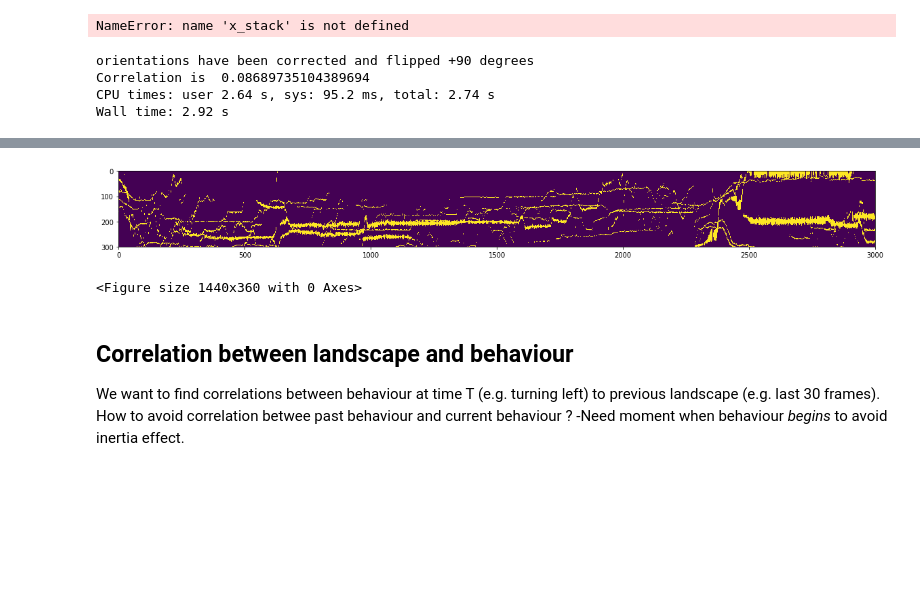
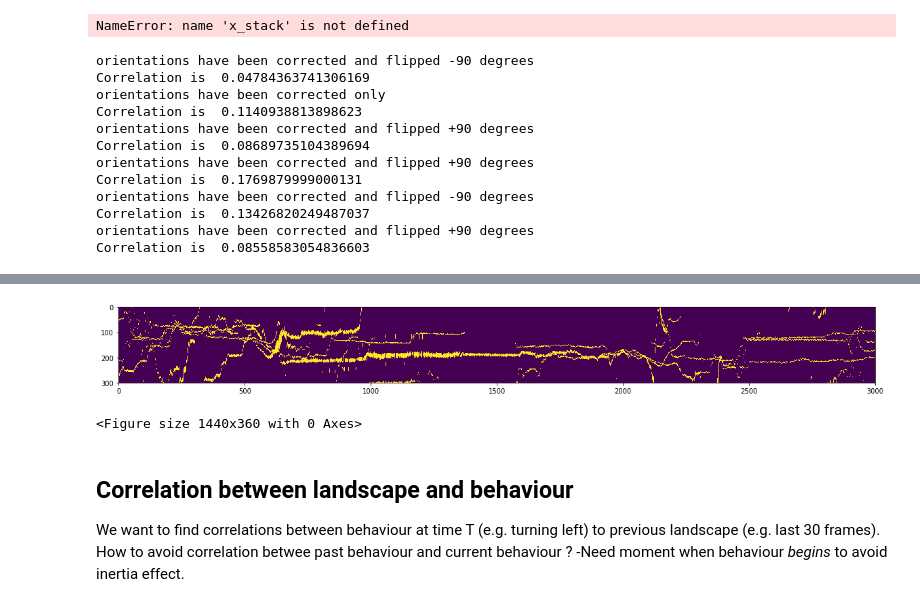
Before and after one commit to StrepsipZerg/flyDtracker, a Jupyter notebook: testing.ipynb, the cells around one changed output, grey strips where cells are left out. Cells and saved outputs as stored; diff of their text form; code cells hidden in the pictures; blank space fills up the shorter version.

```diff
--- a/testing.ipynb
+++ b/testing.ipynb
@@ -138,7 +147,8 @@ NameError: name 'x_stack' is not defined
     #Convert everything into a simple matrix of occupied pixels
 
 stack = flyD.get_ori_pickle('6flies_1')
-identity = 3
+
+identity = 2
 hue = flyD.landscape(stack, identity)
 
 
@@ -151,51 +161,22 @@ hue_trans = np.transpose(hue)
 fig, ax_meanposmap = plt.subplots(figsize=(20,200))
 ax_meanposmap.imshow(X=hue_trans[...,time_range])
 plt.figure(figsize=(20,5))
-
-focusfly = copy.deepcopy(stack[2])
-focusfly.orientations = focusfly.ori_correc()
-
 # plt.plot(fly_correc.orientations)
 # plt.plot(focusfly.orientations[time_range])
 # plt.plot(focusfly.speeds[time_range])
 
 
-def gifit(vision_lines, downlim, uplim):
-    frame_range = range(downlim, uplim)
-    vision_matrix = list()
-    for line in vision_lines[frame_range,]:
-        line_stack = np.stack([line,line])
-        for _ in range(3):
-            line_stack = np.vstack([line_stack,line_stack])
-
-        col_layer1 = np.zeros_like(line_stack)
-        col_layer1[line_stack == 1] = 220
-
-        col_layer2 = np.zeros_like(line_stack)
-        col_layer2[line_stack == 1] = 150
-
-        cols = np.stack([line_stack,col_layer1, col_layer2], axis =-1)
-        vision_matrix.append(cols)
-
-    vision_matrix = np.stack(vision_matrix)
-
-
-
-#         line_stack = np.transpose(line_stack)
-#         fig, ax_meanposmap = plt.subplots(figsize=(32,300))
-#         ax_meanposmap.imshow(X=line_stack)
-    inputdict={'-r': '30'}
-    outputdict={'-vcodec': 'libx264', '-pix_fmt': 'yuv420p', '-r': '30'}
-    file_name = "flyvision_fly"+str(identity)+".avi"
-    writer = skvideo.io.FFmpegWriter(file_name, inputdict, outputdict)
-    n_frames = int(uplim - downlim)
-    for i in range(n_frames):
-        writer.writeFrame(vision_matrix[i,:,:,:])
-    writer.close()
-
-gifit(hue, 250, 700)
+flyD.flyvision("huehue.avi", hue, 250, 700)
 # %% [output]
+orientations have been corrected and flipped -90 degrees
+Correlation is  0.04784363741306169
+orientations have been corrected only
+Correlation is  0.1140938813898623
 orientations have been corrected and flipped +90 degrees
 Correlation is  0.08689735104389694
-CPU times: user 2.64 s, sys: 95.2 ms, total: 2.74 s
-Wall time: 2.92 s
+orientations have been corrected and flipped +90 degrees
+Correlation is  0.1769879999000131
+orientations have been corrected and flipped -90 degrees
+Correlation is  0.13426820249487037
+orientations have been corrected and flipped +90 degrees
+Correlation is  0.08558583054836603
@@ -202,5 +186,5 @@ Wall time: 2.92 s
-[figure, old version]
+[figure, new version]
-<Figure size 1440x360 with 0 Axes>
+<Figure size 1440x360 with 0 Axes>
 # %% [markdown]
 ## Correlation between landscape and behaviour
 
```
Also changed, not shown: parts of 4 cells of this notebook, 1 other file.
